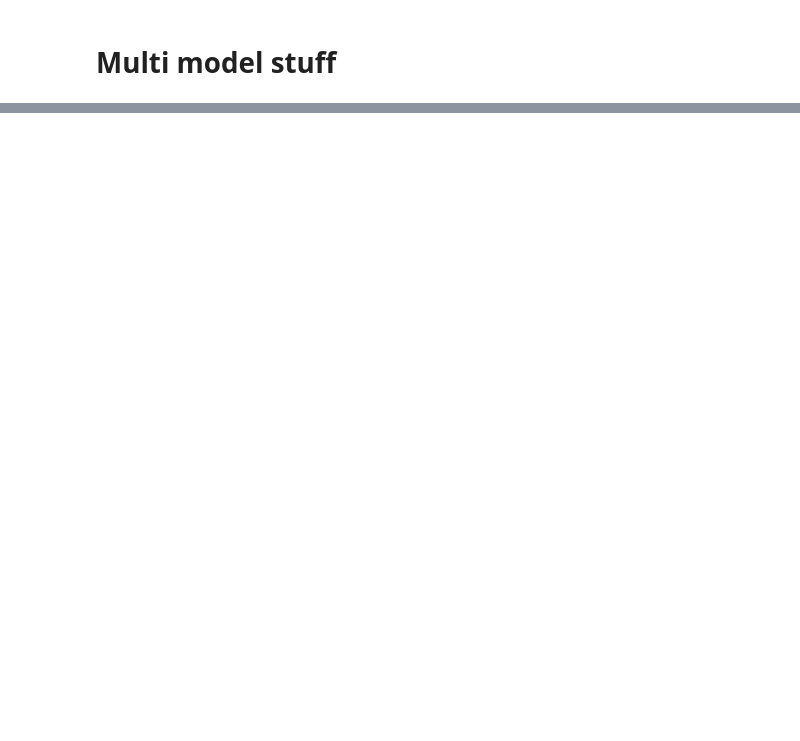
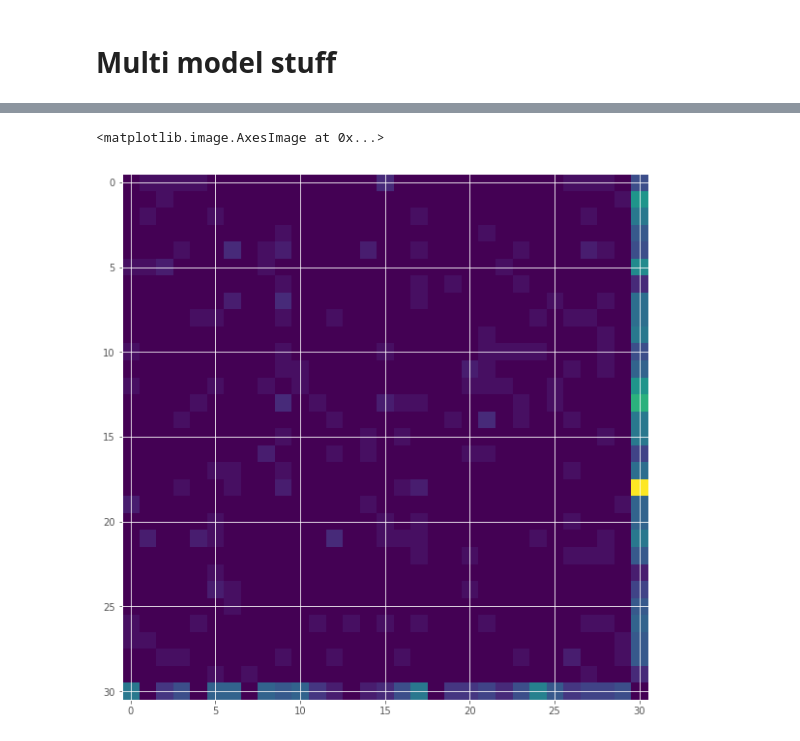
Before and after one commit to mtmoncur/baseball_data, a Jupyter notebook: notebooks/Full Model.ipynb, the cells around one changed output, grey strips where cells are left out. Drawn from its saved outputs; the diff is of its cells as text; code cells hidden in the pictures; blank space fills up the shorter version.

```diff
--- a/notebooks/Full Model.ipynb
+++ b/notebooks/Full Model.ipynb
@@ -134,0 +230,9 @@ accuracy_score(u_test, et.predict(X_test))
+# %%
+plt.figure(figsize=(10,10))
+conf_mat = confusion_matrix(u_test, xmodel.predict(X_test))
+ind = np.diag_indices(len(conf_mat))
+conf_mat[ind] = 0
+plt.imshow(conf_mat)
+# %% [output]
+<matplotlib.image.AxesImage at 0x...>
+[figure, added]
```
Also changed, not shown: parts of 26 cells of this notebook.
